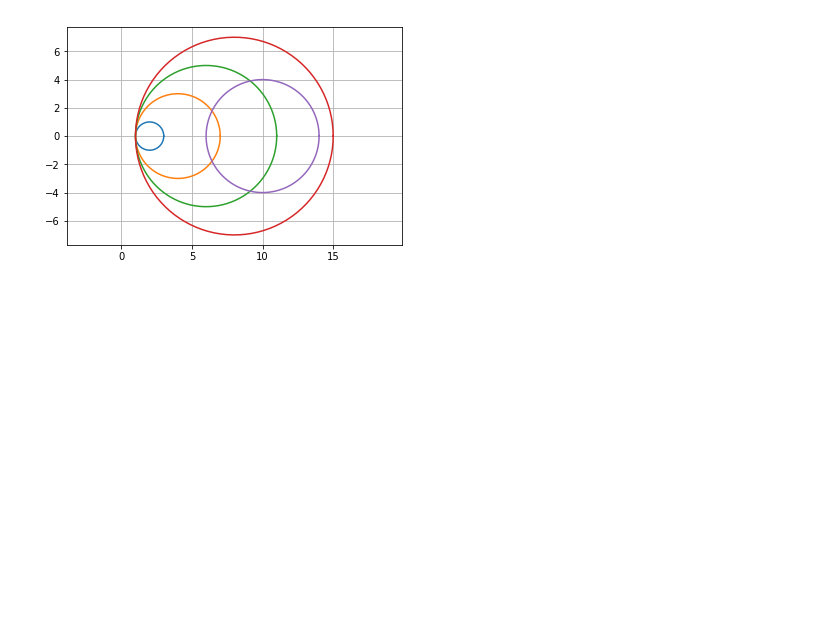
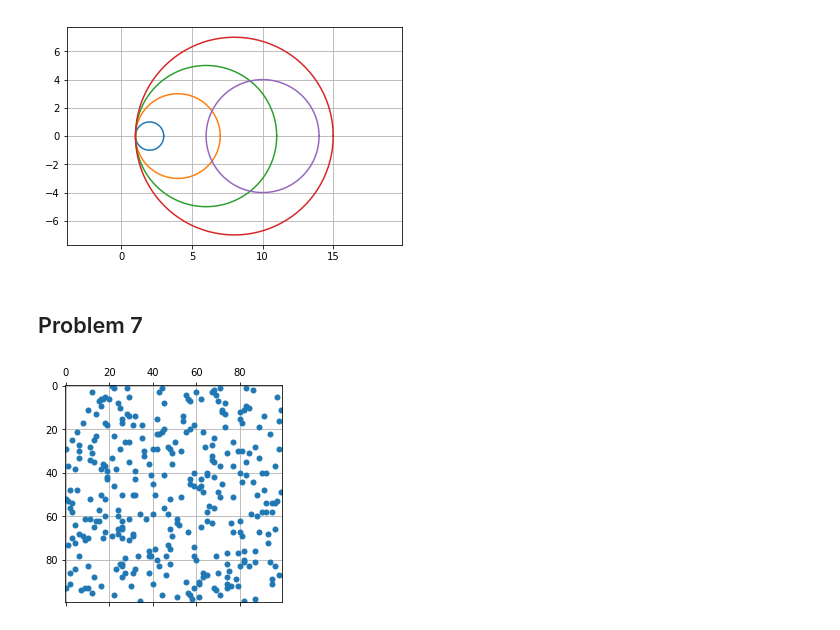
Before and after one commit to Shimogawa/numerical_analysis_code, a Jupyter notebook: hw4/hw4.ipynb, the cells around one changed output. Cells and saved outputs as stored; diff of their text form; code cells hidden in the pictures; blank space fills up the shorter version.

```diff
--- a/hw4/hw4.ipynb
+++ b/hw4/hw4.ipynb
@@ -38,3 +107,21 @@ plt.axis('equal')
 # %% [output]
 (0.30052863049765555, 15.69997482711916, -7.699030783088838, 7.699030783088838)
 [figure]
+# %% [markdown]
+## Problem 7
+# %%
+n = 100
+I = np.eye(n)
+tmp = np.random.randn(n, n)
+tmp[tmp < 2] = 2
+A = 0.5 * I[np.random.permutation(n), :] + tmp - 2
+A = A - np.diag(np.diag(A))
+tmp = np.sum(A, 0)
+tmp[tmp < 1e-10] = 1e-10
+tmp = np.diag(1 / tmp)
+L = A @ tmp
+# %%
+plt.spy(L, marker='.')
+plt.grid()
+# %% [output]
+[figure, added]
```
Also changed, not shown: parts of 5 cells of this notebook.
